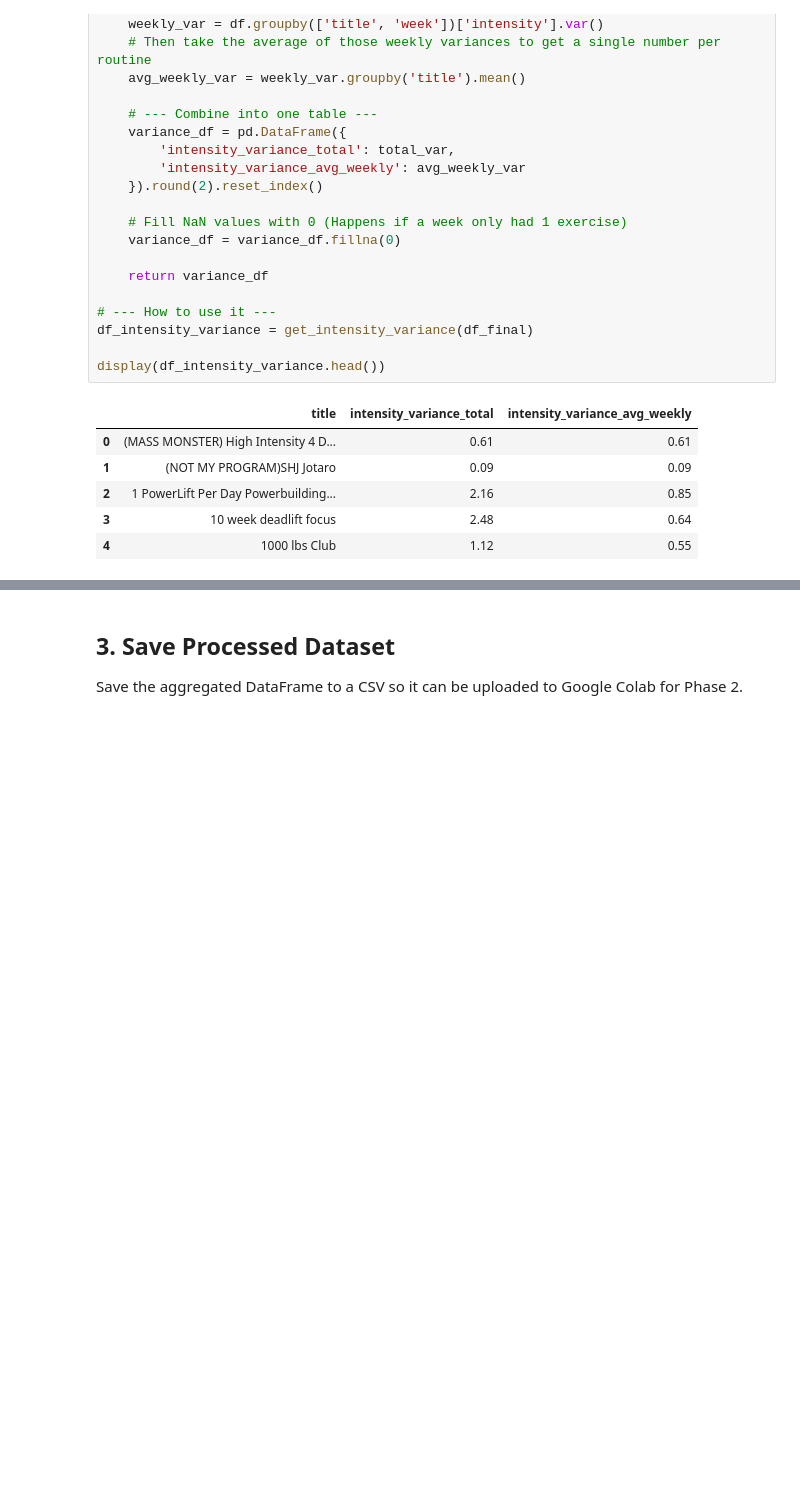
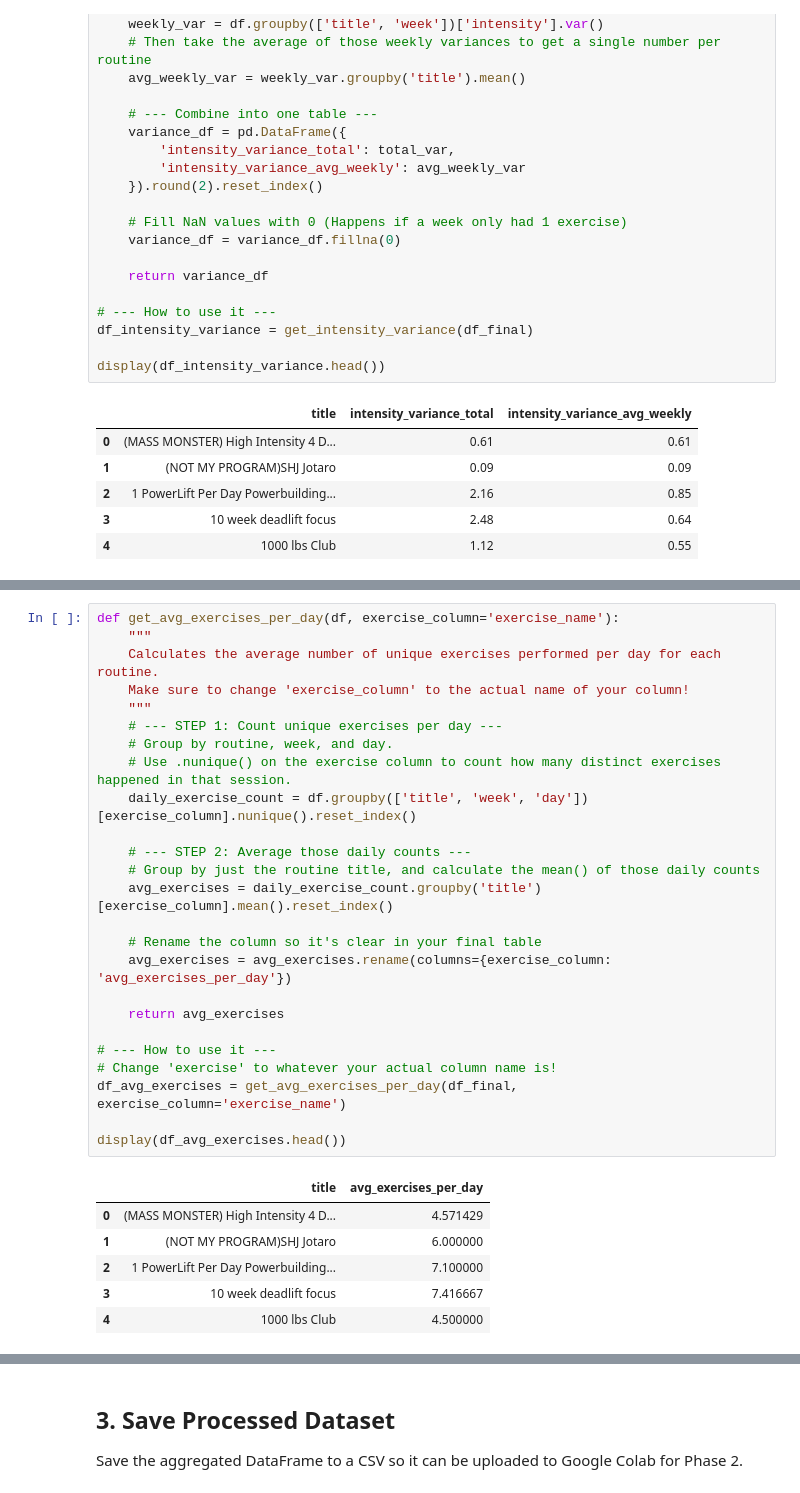
Before and after one commit to sgraziabile/proyecto-mineria, a Jupyter notebook: notebooks/01_data_preprocessing_and_eda.ipynb, the cells around one changed output, grey strips where cells are left out. Saved outputs shown, nothing was run; the diff lists cells and outputs as text; blank space fills up the shorter version.

```diff
--- a/notebooks/01_data_preprocessing_and_eda.ipynb
+++ b/notebooks/01_data_preprocessing_and_eda.ipynb
@@ -646,3 +701,35 @@ display(df_intensity_variance.head())
+# %%
+def get_avg_exercises_per_day(df, exercise_column='exercise_name'):
+    """
+    Calculates the average number of unique exercises performed per day for each routine.
+    Make sure to change 'exercise_column' to the actual name of your column!
+    """
+    # --- STEP 1: Count unique exercises per day ---
+    # Group by routine, week, and day.
+    # Use .nunique() on the exercise column to count how many distinct exercises happened in that session.
+    daily_exercise_count = df.groupby(['title', 'week', 'day'])[exercise_column].nunique().reset_index()
+
+    # --- STEP 2: Average those daily counts ---
+    # Group by just the routine title, and calculate the mean() of those daily counts
+    avg_exercises = daily_exercise_count.groupby('title')[exercise_column].mean().reset_index()
+
+    # Rename the column so it's clear in your final table
+    avg_exercises = avg_exercises.rename(columns={exercise_column: 'avg_exercises_per_day'})
+
+    return avg_exercises
+
+# --- How to use it ---
+# Change 'exercise' to whatever your actual column name is!
+df_avg_exercises = get_avg_exercises_per_day(df_final, exercise_column='exercise_name')
+
+display(df_avg_exercises.head())
+# %% [output]
+|  | title | avg_exercises_per_day |
+| 0 | (MASS MONSTER) High Intensity 4 D... | 4.571429 |
+| 1 | (NOT MY PROGRAM)SHJ Jotaro | 6.000000 |
+| 2 | 1 PowerLift Per Day Powerbuilding... | 7.100000 |
+| 3 | 10 week deadlift focus | 7.416667 |
+| 4 | 1000 lbs Club | 4.500000 |
 # %%
 # -- Merge all results into one final table for analysis --
 import pandas as pd
```
Also changed, not shown: parts of 4 cells of this notebook.
